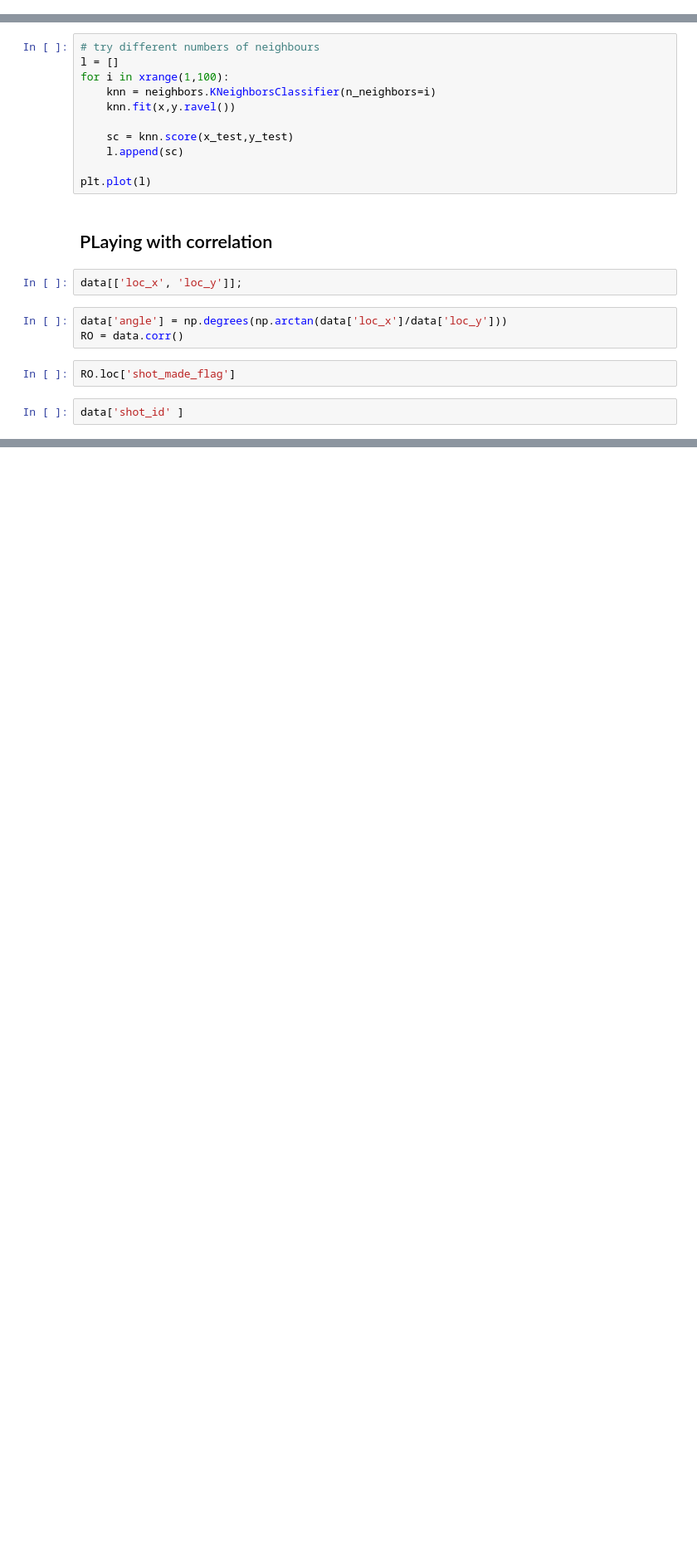
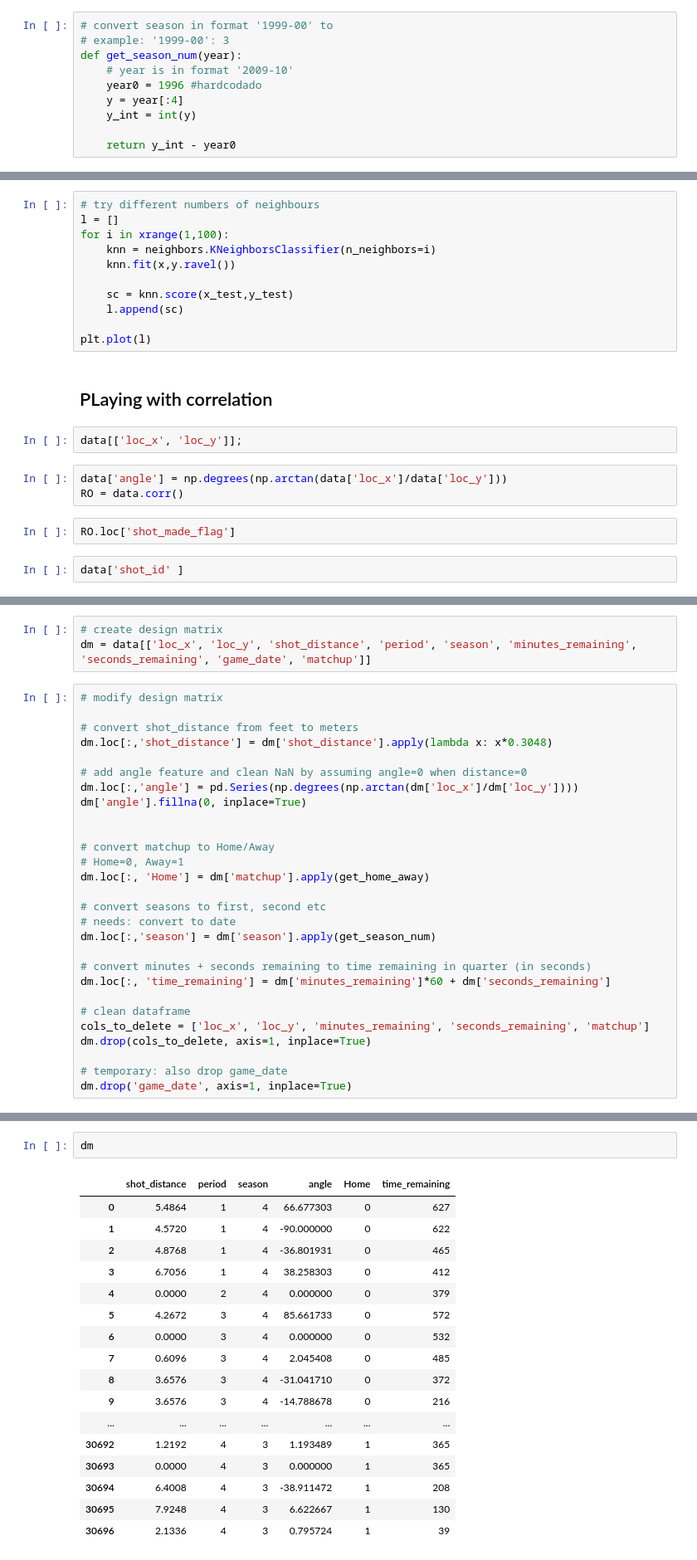
Before and after one commit to joaopcoelho/kobe-shots, a Jupyter notebook: kobe.ipynb, the cells around one changed output, grey strips where cells are left out. Shown at 83% size. Cells and saved outputs as stored; diff of their text form; blank space fills up the shorter version.

Commit message:
finish first version of design matrix

```diff
--- a/kobe.ipynb
+++ b/kobe.ipynb
@@ -17,0 +27,10 @@ def flag_colors(flag):
+# %%
+# convert season in format '1999-00' to
+# example: '1999-00': 3
+def get_season_num(year):
+    # year is in format '2009-10'
+    year0 = 1996 #hardcodado
+    y = year[:4]
+    y_int = int(y)
+
+    return y_int - year0
@@ -320,0 +374,31 @@ data['shot_id' ]
+# %%
+# create design matrix
+dm = data[['loc_x', 'loc_y', 'shot_distance', 'period', 'season', 'minutes_remaining', 'seconds_remaining', 'game_date', 'matchup']]
+# %%
+# modify design matrix
+
+# convert shot_distance from feet to meters
+dm.loc[:,'shot_distance'] = dm['shot_distance'].apply(lambda x: x*0.3048)
+
+# add angle feature and clean NaN by assuming angle=0 when distance=0
+dm.loc[:,'angle'] = pd.Series(np.degrees(np.arctan(dm['loc_x']/dm['loc_y'])))
+dm['angle'].fillna(0, inplace=True)
+
+
+# convert matchup to Home/Away
+# Home=0, Away=1
+dm.loc[:, 'Home'] = dm['matchup'].apply(get_home_away)
+
+# convert seasons to first, second etc
+# needs: convert to date
+dm.loc[:,'season'] = dm['season'].apply(get_season_num)
+
+# convert minutes + seconds remaining to time remaining in quarter (in seconds)
+dm.loc[:, 'time_remaining'] = dm['minutes_remaining']*60 + dm['seconds_remaining']
+
+# clean dataframe
+cols_to_delete = ['loc_x', 'loc_y', 'minutes_remaining', 'seconds_remaining', 'matchup']
+dm.drop(cols_to_delete, axis=1, inplace=True)
+
+# temporary: also drop game_date
+dm.drop('game_date', axis=1, inplace=True)
@@ -320,0 +412,20 @@ data['shot_id' ]
+# %%
+dm
+# %% [output]
+|  | shot_distance | period | season | angle | Home | time_remaining |
+| 0 | 5.4864 | 1 | 4 | 66.677303 | 0 | 627 |
+| 1 | 4.5720 | 1 | 4 | -90.000000 | 0 | 622 |
+| 2 | 4.8768 | 1 | 4 | -36.801931 | 0 | 465 |
+| 3 | 6.7056 | 1 | 4 | 38.258303 | 0 | 412 |
+| 4 | 0.0000 | 2 | 4 | 0.000000 | 0 | 379 |
+| 5 | 4.2672 | 3 | 4 | 85.661733 | 0 | 572 |
+| 6 | 0.0000 | 3 | 4 | 0.000000 | 0 | 532 |
+| 7 | 0.6096 | 3 | 4 | 2.045408 | 0 | 485 |
+| 8 | 3.6576 | 3 | 4 | -31.041710 | 0 | 372 |
+| 9 | 3.6576 | 3 | 4 | -14.788678 | 0 | 216 |
+| ... | ... | ... | ... | ... | ... | ... |
+| 30692 | 1.2192 | 4 | 3 | 1.193489 | 1 | 365 |
+| 30693 | 0.0000 | 4 | 3 | 0.000000 | 1 | 365 |
+| 30694 | 6.4008 | 4 | 3 | -38.911472 | 1 | 208 |
+| 30695 | 7.9248 | 4 | 3 | 6.622667 | 1 | 130 |
+| 30696 | 2.1336 | 4 | 3 | 0.795724 | 1 | 39 |
```
Also changed, not shown: parts of 7 cells of this notebook.
